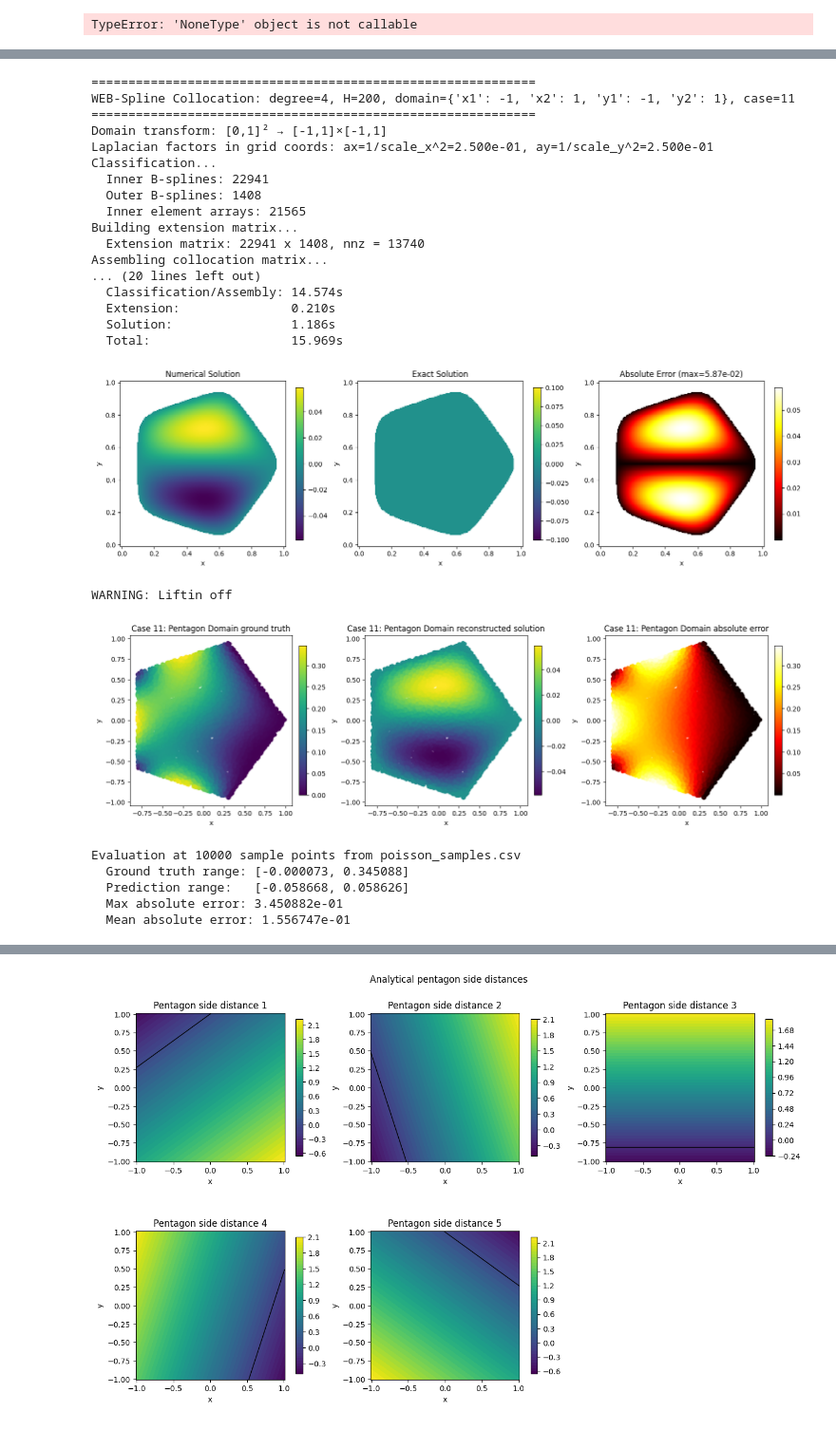
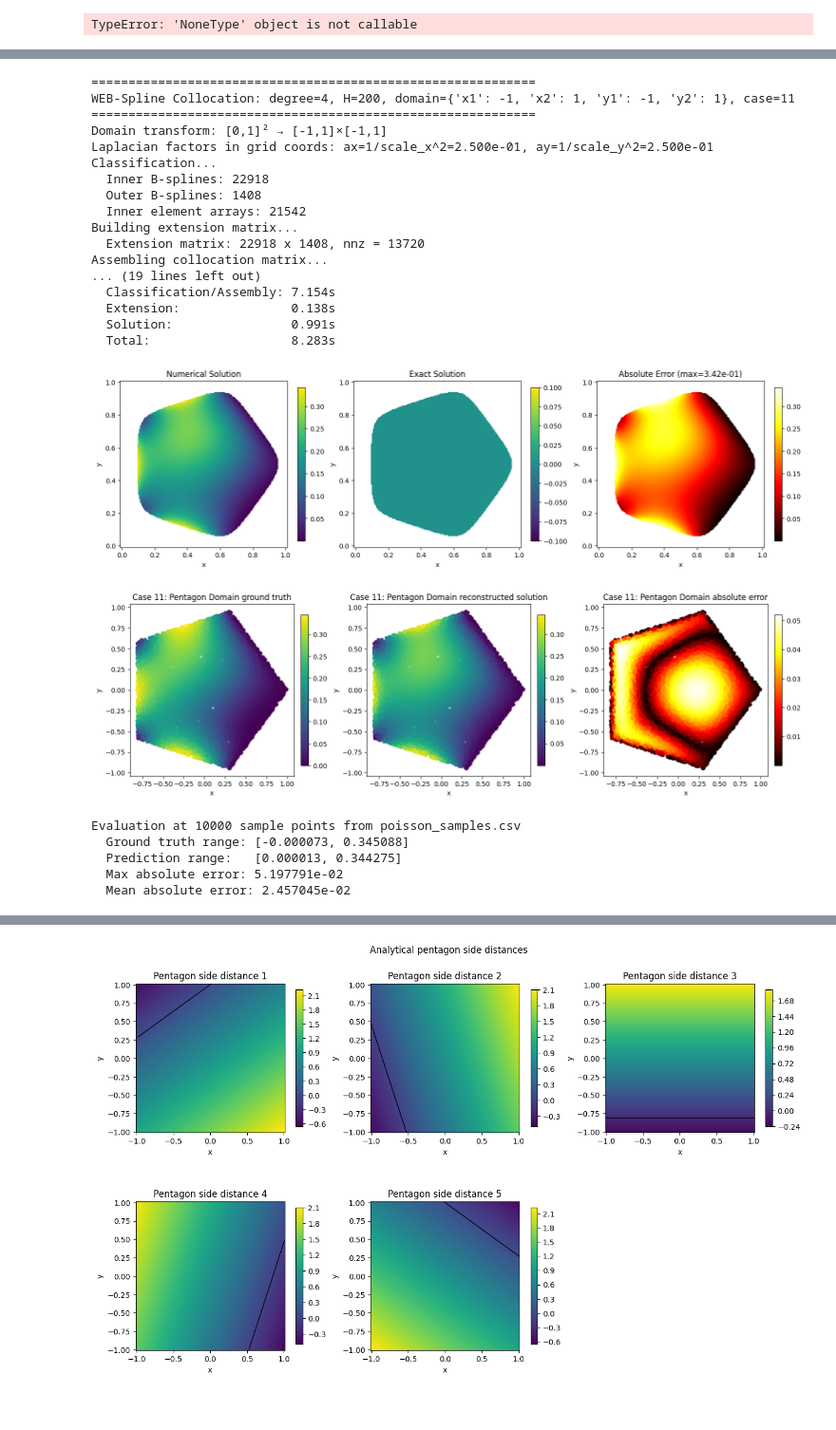
Before and after one commit to csgellert/NeuralIGA, a Jupyter notebook: advanced_neural_iga/advanced_colloc/colloc_results.ipynb, the cells around one changed output, grey strips where cells are left out. Shown at 95% size. Saved outputs shown, nothing was run; the diff lists cells and outputs as text; code cells hidden in the pictures.

```diff
--- a/advanced_neural_iga/advanced_colloc/colloc_results.ipynb
+++ b/advanced_neural_iga/advanced_colloc/colloc_results.ipynb
@@ -102,45 +103,45 @@ importlib.reload(cWEB)
 importlib.reload(PDE_testcases)
 importlib.reload(Geomertry)
 import inhomogenous_boundary as ihbnd
 importlib.reload(ihbnd)
 
 # Analytical 5-output pentagon distance model.
 # Use the scalar adapter for run_example, and keep the 5-output model for model_ms.
-model_MS = netdefs.load_test_model("SIREN_pentagon_MSSDF_02", "SIREN", params={"architecture": [2, 256, 256, 256, 5], "w_0": 15, "w_hidden": 30.0})
-#model_MS = Geomertry.AnaliticalDistancePentagon_SideDistances(radius=1.0, rotation=np.pi / 2)
-#model = model_MS.as_weight_model(smoothness=0.1, preserve_zero_line=True)
+#model_MS = netdefs.load_test_model("SIREN_pentagon_MSSDF_02", "SIREN", params={"architecture": [2, 256, 256, 256, 5], "w_0": 15, "w_hidden": 30.0})
+model_MS = Geomertry.AnaliticalDistancePentagon_SideDistances(radius=1.0, rotation=0.0)
 #model = ihbnd.sharp_min_distance_function(model_MS)
 model = ihbnd.smooth_min_distance_function(model_MS, alpha=10.0)
+#model = ihbnd.R_func_min(model=model_MS)
 # Enable return_coefficients=True so we can use the result for pointwise evaluation.
 res = cWEB.run_example(
     model=model,
     n=4,
     H=200,
     function_case=11,
     verbose=True,
     plot_mode='2d',
     return_coefficients=True,
     model_ms=model_MS,
 )
 # %% [output]
 ============================================================
 WEB-Spline Collocation: degree=4, H=200, domain={'x1': -1, 'x2': 1, 'y1': -1, 'y2': 1}, case=11
 ============================================================
 Domain transform: [0,1]² → [-1,1]×[-1,1]
 Laplacian factors in grid coords: ax=1/scale_x^2=2.500e-01, ay=1/scale_y^2=2.500e-01
 Classification...
-  Inner B-splines: 22941
+  Inner B-splines: 22918
   Outer B-splines: 1408
-  Inner element arrays: 21565
+  Inner element arrays: 21542
 Building extension matrix...
-  Extension matrix: 22941 x 1408, nnz = 13740
+  Extension matrix: 22918 x 1408, nnz = 13720
 Assembling collocation matrix...
-... (20 lines left out)
-  Classification/Assembly: 14.574s
-  Extension:               0.210s
-  Solution:                1.186s
-  Total:                   15.969s
+... (19 lines left out)
+  Classification/Assembly: 7.154s
+  Extension:               0.138s
+  Solution:                0.991s
+  Total:                   8.283s
-[figure, old version]
+[figure, new version]
 # %%
 # Plot ground truth, reconstructed solution, and absolute error at CSV sample points
 importlib.reload(ihbnd)
@@ -162,10 +163,9 @@ if 'recon_info' in res:
 else:
     print("Error: recon_info not found in result. Make sure return_coefficients=True was used.")
 # %% [output]
+[figure, new version]
-WARNING: Liftin off
+Evaluation at 10000 sample points from poisson_samples.csv
+  Ground truth range: [-0.000073, 0.345088]
+  Prediction range:   [0.000013, 0.344275]
+  Max absolute error: 5.197791e-02
+  Mean absolute error: 2.457045e-02
-[figure, old version]
-Evaluation at 10000 sample points from poisson_samples.csv
-  Ground truth range: [-0.000073, 0.345088]
-  Prediction range:   [-0.058668, 0.058626]
-  Max absolute error: 3.450882e-01
-  Mean absolute error: 1.556747e-01
```
Also changed, not shown: parts of 2 cells of this notebook, 3 other files.
